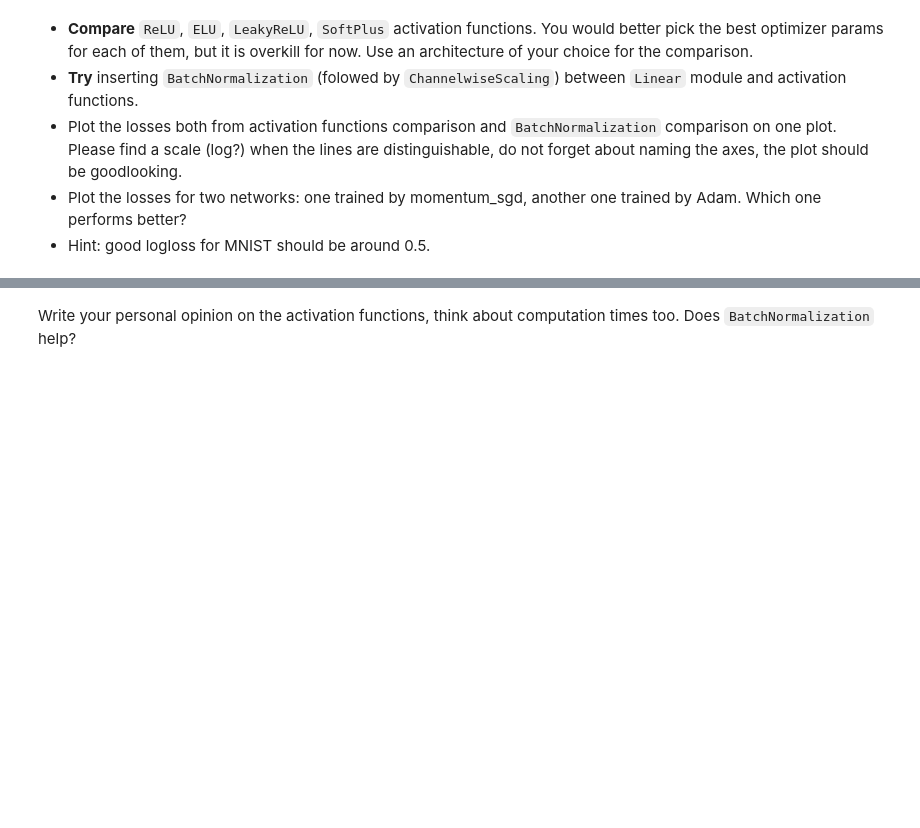
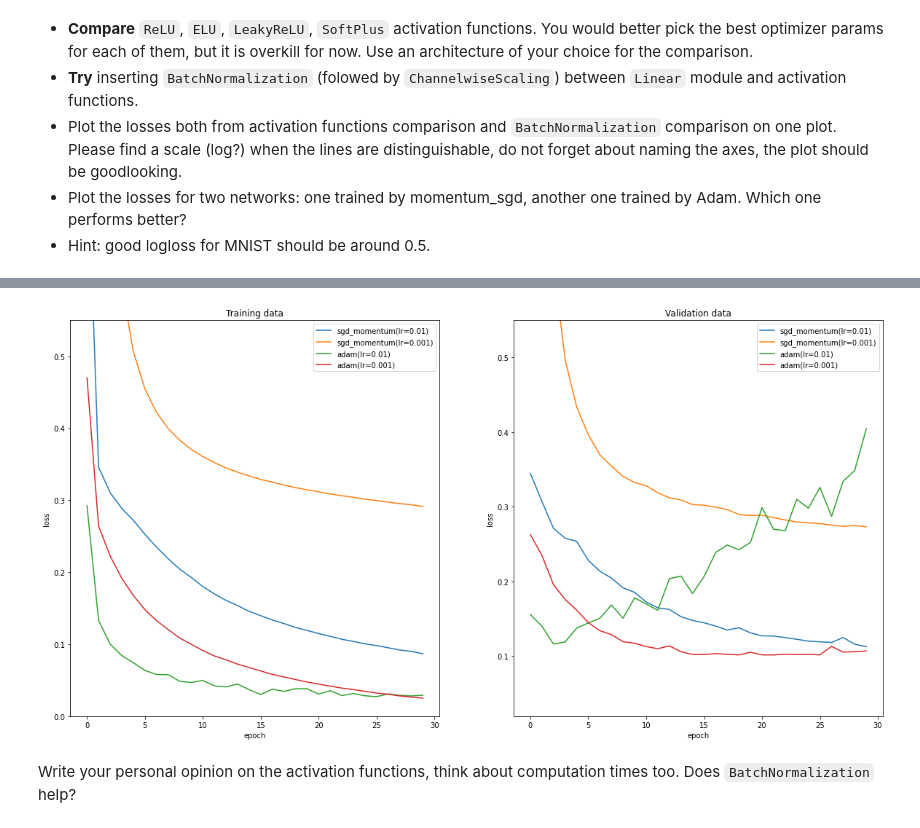
Before and after one commit to aeglushkov/made-ml-2021, a Jupyter notebook: homeworks/assignment0_05_nn_from_scratch/main_notebook.ipynb, the cells around one changed output, grey strips where cells are left out. Cells and saved outputs as stored; diff of their text form; code cells hidden in the pictures; blank space fills up the shorter version.

```diff
--- a/homeworks/assignment0_05_nn_from_scratch/main_notebook.ipynb
+++ b/homeworks/assignment0_05_nn_from_scratch/main_notebook.ipynb
@@ -180,3 +446,27 @@ You would better pick the best optimizer params for each of them, but it is over
+# %%
+plt.figure(figsize=(20, 10))
+
+plt.subplot(1, 2, 1)
+plt.title("Training data")
+for i, (optimizer_name, losses) in enumerate(opt_losses_dict["train"].items()):
+    plt.plot(losses, label=optimizer_name)
+plt.xlabel("epoch")
+plt.ylabel("loss")
+plt.ylim(bottom=0.0, top=0.55)
+plt.legend()
+
+plt.subplot(1, 2, 2)
+plt.title("Validation data")
+for i, (optimizer_name, losses) in enumerate(opt_losses_dict["val"].items()):
+    plt.plot(losses, label=optimizer_name)
+plt.xlabel("epoch")
+plt.ylabel("loss")
+plt.ylim(top=0.55)
+plt.legend()
+
+plt.show()
+# %% [output]
+[figure, added]
 # %% [markdown]
 Write your personal opinion on the activation functions, think about computation times too. Does `BatchNormalization` help?
 # %%
```
Also changed, not shown: parts of 31 cells of this notebook, 2 other files.
